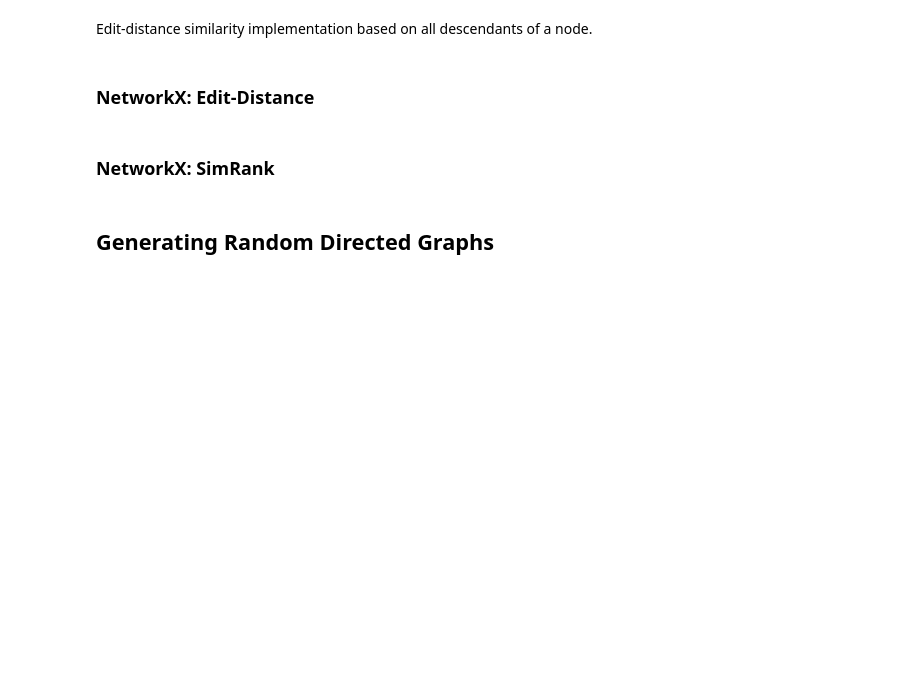
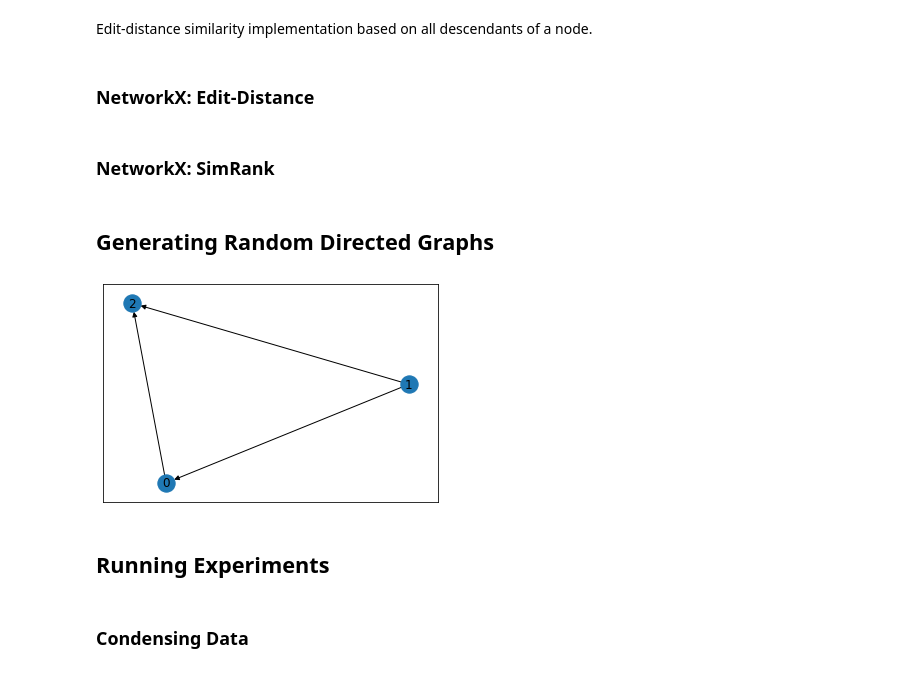
Before and after one commit to nico-espinosadice/abductive-theory, a Jupyter notebook: similarity-distribution-experimentation.ipynb, the cells around one changed output. Saved outputs shown, nothing was run; the diff lists cells and outputs as text; code cells hidden in the pictures; blank space fills up the shorter version.

```diff
--- a/similarity-distribution-experimentation.ipynb
+++ b/similarity-distribution-experimentation.ipynb
@@ -182,15 +204,17 @@ def addNodes(gm, num_nodes):
 
     return gm
 # %%
+# NOTE: This function does not have functionality implemented yet that
+# prevents cycles from occurring
 def addEdges(gm, num_nodes, num_edges):
     for i in range(num_edges):
-        parent = randrange(num_nodes)
-        child = randrange(num_nodes)
-
-        while (child == parent):
-            child = randrange(num_nodes)
+        parent = random.randrange(num_nodes)
+        child = random.randrange(num_nodes)
 
         conditional_prob = random.uniform(0, 1)
-        gm.add_edge(parent, child, conditional_prob)
+        gm.add_edge(parent, child, weight=conditional_prob)
+
+        if not nx.is_directed_acyclic_graph(gm):
+            gm.remove_edge(parent, child)
 
     return gm
@@ -197,6 +230,14 @@ def addEdges(gm, num_nodes, num_edges):
 # %%
 def makeDirectedGraph(num_nodes, num_edges):
     dg = nx.DiGraph() # creates directed graph
-    dg = addNodes(gm, num_nodes)
+    dg = addNodes(dg, num_nodes)
     dg = addEdges(dg, num_nodes, num_edges)
     return dg
+# %%
+dg = makeDirectedGraph(3, 15)
+# %%
+nx.draw_networkx(dg)
+# %% [output]
+[figure, added]
+# %% [markdown]
+## Running Experiments
@@ -202,0 +279,2 @@ def makeDirectedGraph(num_nodes, num_edges):
+# %% [markdown]
+### Condensing Data
```
Also changed, not shown: parts of 13 cells of this notebook, 1 other file.
